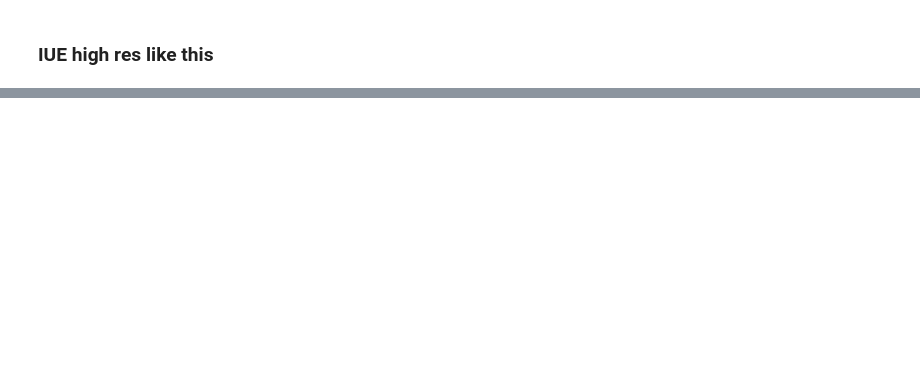
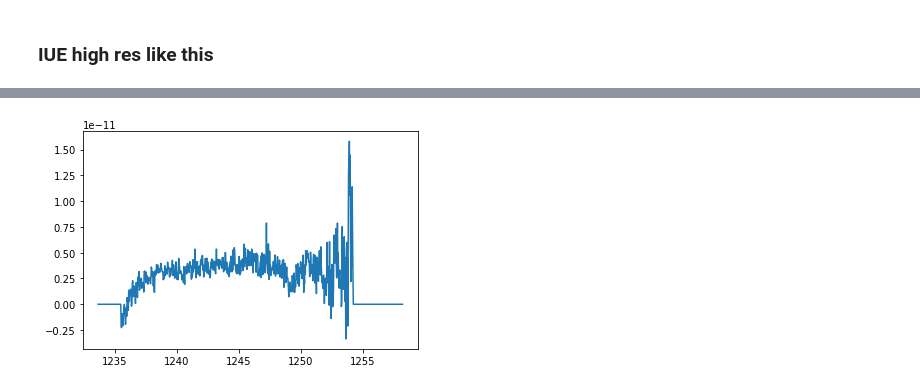
Before and after one commit to drvdputt/dust_fuse_h2, a Jupyter notebook: lyafitting.ipynb, the cells around one changed output, grey strips where cells are left out. Saved outputs shown, nothing was run; the diff lists cells and outputs as text; code cells hidden in the pictures; blank space fills up the shorter version.

```diff
--- a/lyafitting.ipynb
+++ b/lyafitting.ipynb
@@ -139,0 +266,8 @@ plt.plot(allwavs, allflux)
+# %%
+# separate orders
+#for i in range(1, 30):
+#    plot_iue_order(t, i)
+
+plot_iue_order(t, 14)
+# %% [output]
+[figure, added]
```
Also changed, not shown: parts of 12 cells of this notebook, 2 other files.
